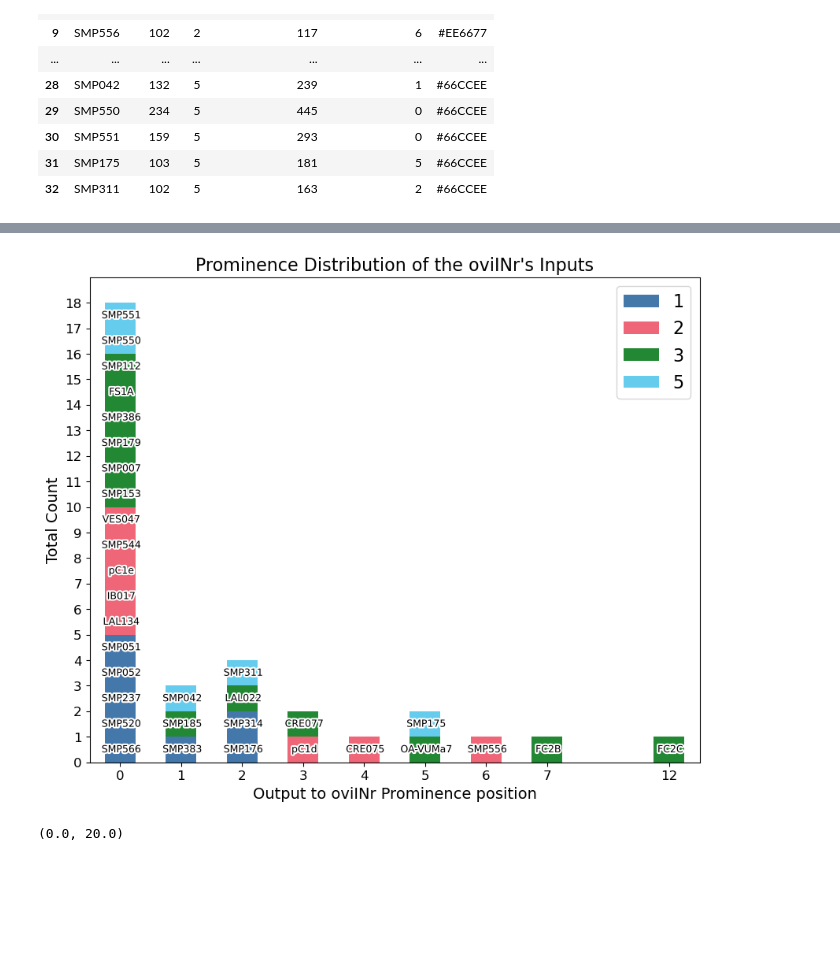
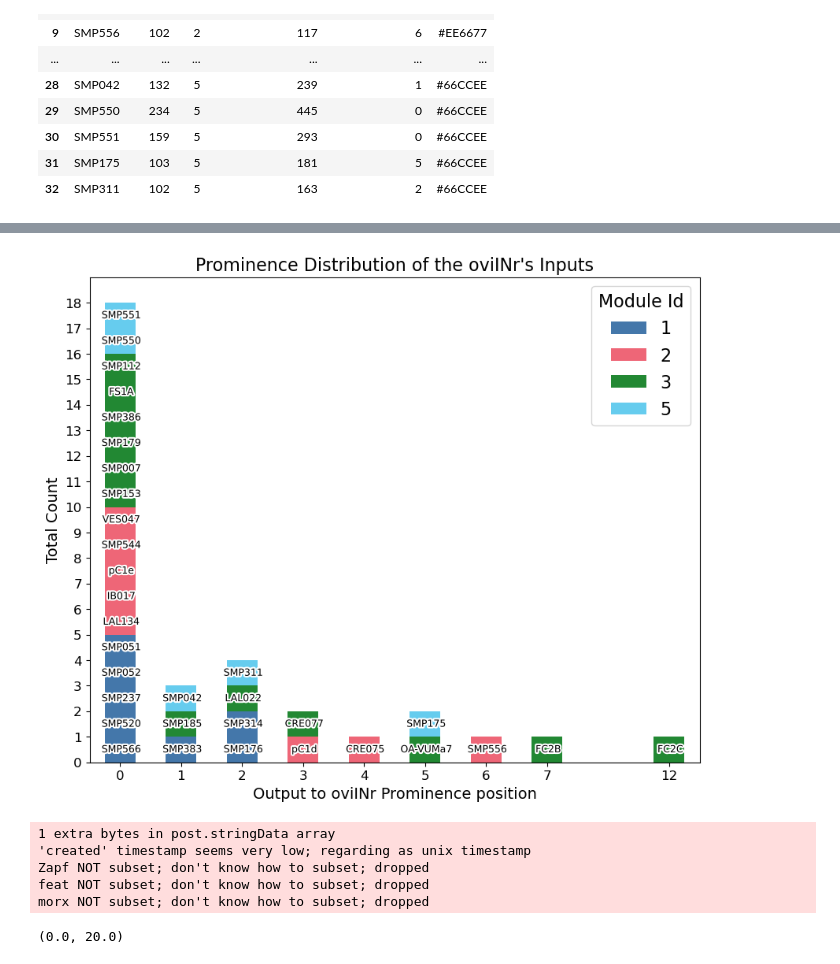
Before and after one commit to RhessaWL/flybrain-clustering, a Jupyter notebook: oviIN_prominencefig.ipynb, the cells around one changed output, grey strips where cells are left out. Saved outputs shown, nothing was run; the diff lists cells and outputs as text; code cells hidden in the pictures; blank space fills up the shorter version.

```diff
--- a/oviIN_prominencefig.ipynb
+++ b/oviIN_prominencefig.ipynb
@@ -381,32 +382,32 @@ labels_edit = testchunk_pivot.columns.get_level_values(0).to_list()
 
 # annotate the stacked bar plot
 for i in range(len(testchunk_pivot)):
     y = 0
     for j in range(len(testchunk_pivot.columns)):
         if testchunk_pivot.iloc[i,j] == 1:
             # annotate with black font and white outline
             ax.text(i+0.02, y + 0.5, labels_edit[j], ha='center', va='center', rotation=0, fontsize=9, color='black', path_effects=[path_effects.withStroke(linewidth=3, foreground='white')])
             y += 1
 
 ax.legend().remove()
 
 #make my own legend
 for i, color in enumerate(colors):
     ax.bar(0, 0, color=color, label=labels_edit[i])
 
 labels_final = labels_edit + [1,2,3, "_",5]
 # I only want to display the last five legend items
 handles, labels = ax.get_legend_handles_labels()
-ax.legend(handles[33:], labels_final[-5:], loc='upper right', fontsize=16)
+ax.legend(handles[33:], labels_final[-5:], loc='upper right', fontsize=16, title='Module Id', title_fontsize=16)
 
 plt.xticks(rotation=0,fontsize=12)
 ax.set_yticks(np.linspace(0, 18, 19))
 ax.set_yticklabels(np.linspace(0, 18, 19, dtype=int), fontsize=12)
 ax.set_ylabel('Total Count', fontsize=14)
 ax.set_xlabel('Output to oviINr Prominence position', fontsize=14)
 ax.set_title("Prominence Distribution of the oviINr's Inputs", fontsize=16)
 plt.ylim(0, 19)
 xticks = ax.xaxis.get_major_ticks()
 xticks[8].set_visible(False)
 # %% [output]
-[figure, old version]
+[figure, new version]
@@ -412,0 +417,10 @@ xticks[8].set_visible(False)
+# %%
+plt.rcParams["pdf.fonttype"] = 42
+plt.rcParams["font.sans-serif"] = "Helvetica"
+fig.savefig('manuscript_figs/Figure4B_primacy.pdf', format='pdf', bbox_inches='tight')
+# %% [output]
+1 extra bytes in post.stringData array
+'created' timestamp seems very low; regarding as unix timestamp
+Zapf NOT subset; don't know how to subset; dropped
+feat NOT subset; don't know how to subset; dropped
+morx NOT subset; don't know how to subset; dropped
```
Also changed, not shown: parts of 14 cells of this notebook, 23 other files.
